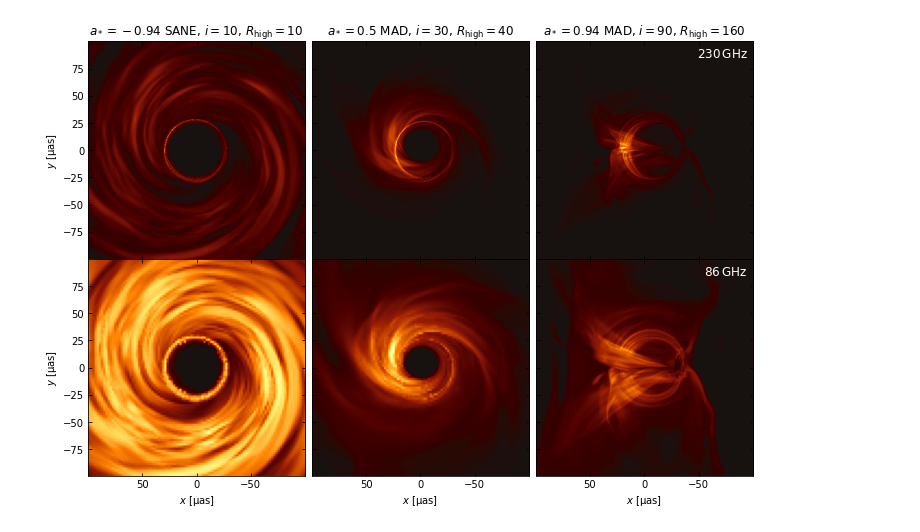
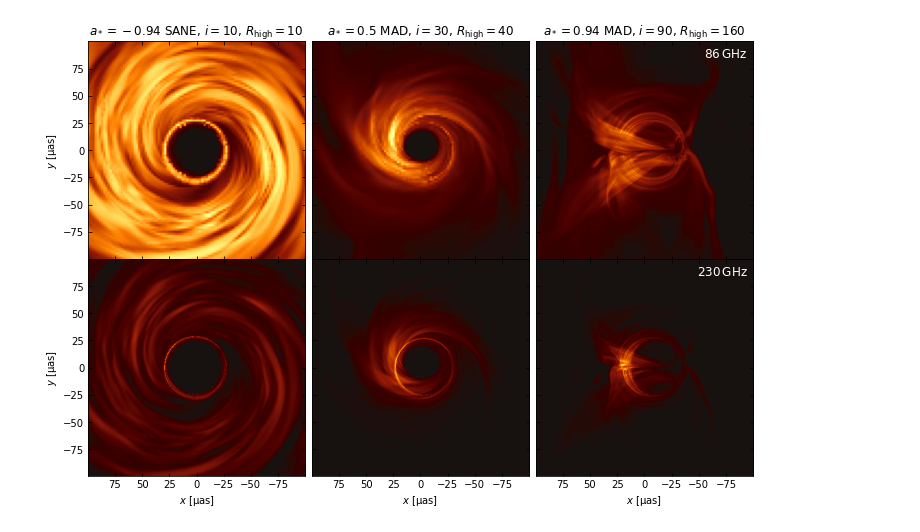
Before and after one commit to eventhorizontelescope/2017_sgra_paper5, a Jupyter notebook: output_sample.ipynb, the cells around one changed output. Saved outputs shown, nothing was run; the diff lists cells and outputs as text; code cells hidden in the pictures.

```diff
--- a/output_sample.ipynb
+++ b/output_sample.ipynb
@@ -81,30 +81,33 @@ def mkimg(axes, a, b, c, vmax):
 # %%
 fig, axes = plt.subplots(2,3, figsize=(12,8), sharex=True, sharey=True)
 plt.subplots_adjust(hspace=0, wspace=0.01)
 
 mkimg(axes[0],
+    'model/Illinois_thermal/86GHz/Sa-0.94_w5/img_s05999_Rh1_i10.h5',
+    'model/Illinois_thermal/86GHz/Ma+0.5_w5/img_s05999_Rh40_i30.h5',
+    'model/Hamr_varkappa/86GHz/mad_a+0.93/Rhigh_160_Inclination_90/mad_a+93_2693.h5',
+    2e-4,
+)
+
+mkimg(axes[1],
     'model/Illinois_thermal/230GHz/Sa-0.94_w5/img_s05999_Rh1_i10.h5',
     'model/Illinois_thermal/230GHz/Ma+0.5_w5/img_s05999_Rh40_i30.h5',
     'model/Hamr_varkappa/230GHz/mad_a+0.93/Rhigh_160_Inclination_90/mad_a+93_2693.h5',
     2e-4,
 )
 
-mkimg(axes[1],
-    'model/Illinois_thermal/86GHz/Sa-0.94_w5/img_s05999_Rh1_i10.h5',
-    'model/Illinois_thermal/86GHz/Ma+0.5_w5/img_s05999_Rh40_i30.h5',
-    'model/Hamr_varkappa/86GHz/mad_a+0.93/Rhigh_160_Inclination_90/mad_a+93_2693.h5',
-    2e-4,
-)
-
-axes[0][0].set_title('$a_*=-0.94$ SANE, $i=10$, $R_\mathrm{high}=10$')
-axes[0][1].set_title('$a_*=0.5$ MAD, $i=30$, $R_\mathrm{high}=40$')
-axes[0][2].set_title('$a_*=0.94$ MAD, $i=90$, $R_\mathrm{high}=160$')
-axes[0][2].text(-95,85, '$230\,\mathrm{GHz}$', color='w', fontsize=12, horizontalalignment='right')
-axes[1][2].text(-95,85, '$86\,\mathrm{GHz}$',  color='w', fontsize=12, horizontalalignment='right')
+axes[0,0].set_title('$a_*=-0.94$ SANE, $i=10$, $R_\mathrm{high}=10$')
+axes[0,1].set_title('$a_*=0.5$ MAD, $i=30$, $R_\mathrm{high}=40$')
+axes[0,2].set_title('$a_*=0.94$ MAD, $i=90$, $R_\mathrm{high}=160$')
+axes[0,2].text(-95,85, '$86\,\mathrm{GHz}$',  color='w', fontsize=12, horizontalalignment='right')
+axes[1,2].text(-95,85, '$230\,\mathrm{GHz}$', color='w', fontsize=12, horizontalalignment='right')
+axes[1,0].set_xticks(range(75,-99,-25))
+axes[1,1].set_xticks(range(75,-99,-25))
+axes[1,2].set_xticks(range(75,-99,-25))
 
 fig.savefig('output/sample_imgs.pdf', bbox_inches='tight')
 # %% [output]
-[figure, old version]
+[figure, new version]
 # %%
 def mksed(a, at, b, bt, c, ct, out):
     fig, axes = plt.subplots(1, 3, figsize=(12,4.8), sharey=True)
```
Also changed, not shown: parts of 2 cells of this notebook, 5 other files.
